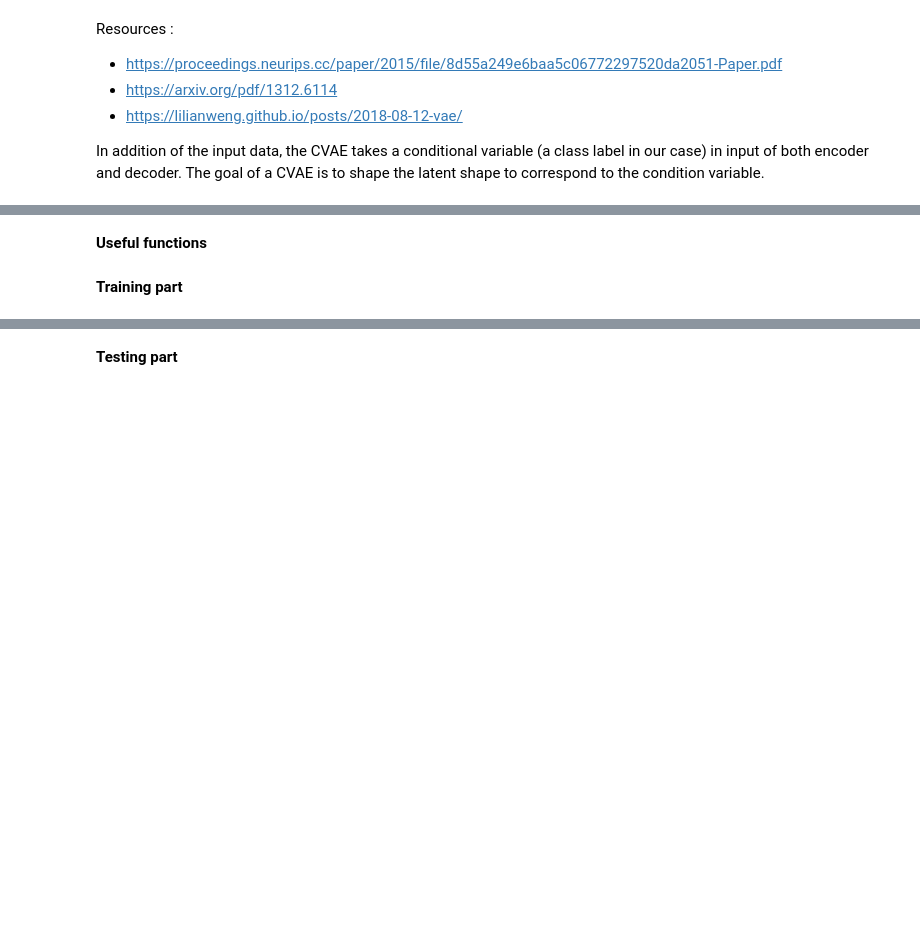
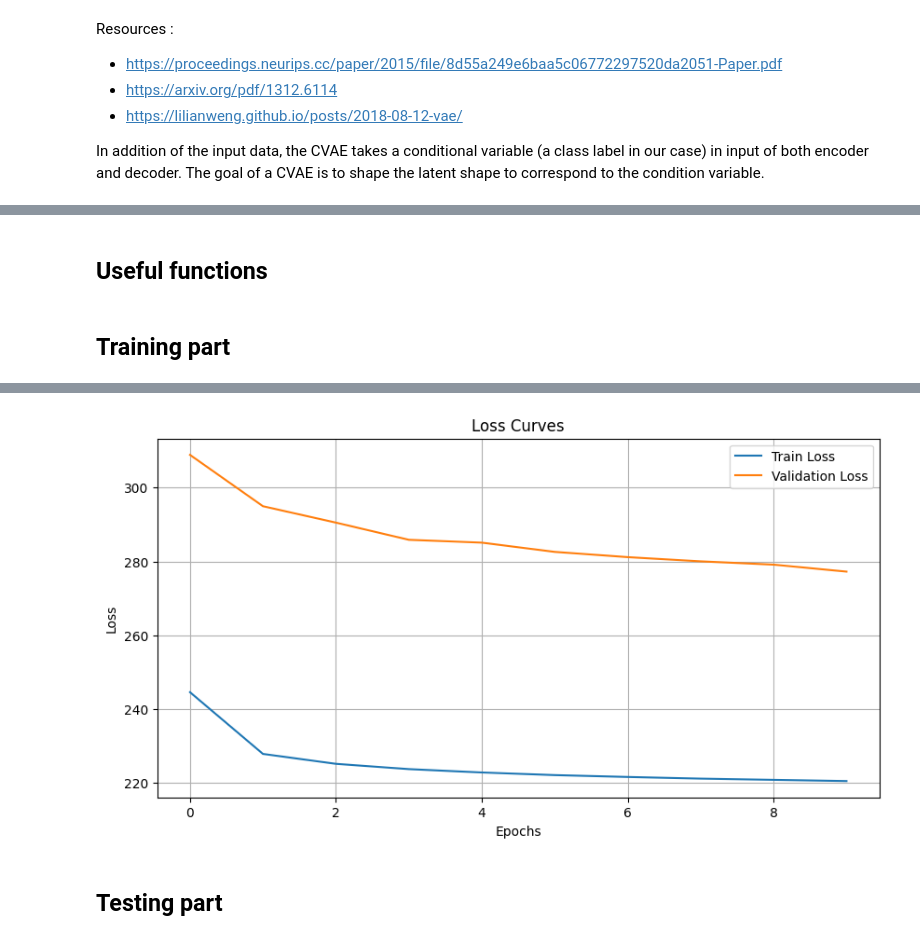
Before and after one commit to Totm33606/hddl_project, a Jupyter notebook: project2/cvae.ipynb, the cells around one changed output, grey strips where cells are left out. Saved outputs shown, nothing was run; the diff lists cells and outputs as text; code cells hidden in the pictures; blank space fills up the shorter version.

```diff
--- a/project2/cvae.ipynb
+++ b/project2/cvae.ipynb
@@ -217,7 +243,7 @@ def new_loss(recon_x, x, mu, logvar, labels, class_centers, beta=1, lambda_cente
     # Total loss with center loss and triplet loss
     return BCE + beta * KLD + lambda_center * center_loss + lambda_triplet * triplet_loss_value
 # %% [markdown]
-**Useful functions**
+## **Useful functions**
 # %%
 def one_hot(labels, class_size):
     targets = torch.zeros(labels.size(0), class_size)
@@ -228,7 +254,7 @@ def one_hot(labels, class_size):
 def get_lr(optimizer):
     return optimizer.param_groups[0]['lr']
 # %% [markdown]
-**Training part**
+## **Training part**
 # %%
 def train_model(
     model,
@@ -309,7 +335,7 @@ def train_model(
 # %%
 cvae = CVAE(FEATURE_SIZE, LATENT_SIZE, CLASS_SIZE)
 optimizer = torch.optim.Adam(cvae.parameters(), lr=LEARNING_RATE)
-scheduler = torch.optim.lr_scheduler.StepLR(optimizer, step_size=10, gamma=0.1)
+# scheduler = torch.optim.lr_scheduler.StepLR(optimizer, step_size=10, gamma=0.1)
 
 # Call the train function
 train_loss, val_loss = train_model(
@@ -317,9 +343,10 @@ train_loss, val_loss = train_model(
     train_loader=train_loader,
     val_loader=val_loader,
     optimizer=optimizer,
-    loss_name="recons",
-    scheduler=scheduler,
+    loss_name="else",
+    scheduler=None,
     save_model=True,
+    max_epochs=10,
 )
 
 # Plot losses
@@ -332,3 +359,4 @@ plt.ylabel("Loss")
 plt.legend()
 plt.grid(True)
 plt.show()
+# %% [output]
@@ -335,5 +374,6 @@ plt.show()
+[figure, added]
 # %% [markdown]
-**Testing part**
+## **Testing part**
 # %%
 def test_model(
     model,
```
Also changed, not shown: parts of 22 cells of this notebook.
